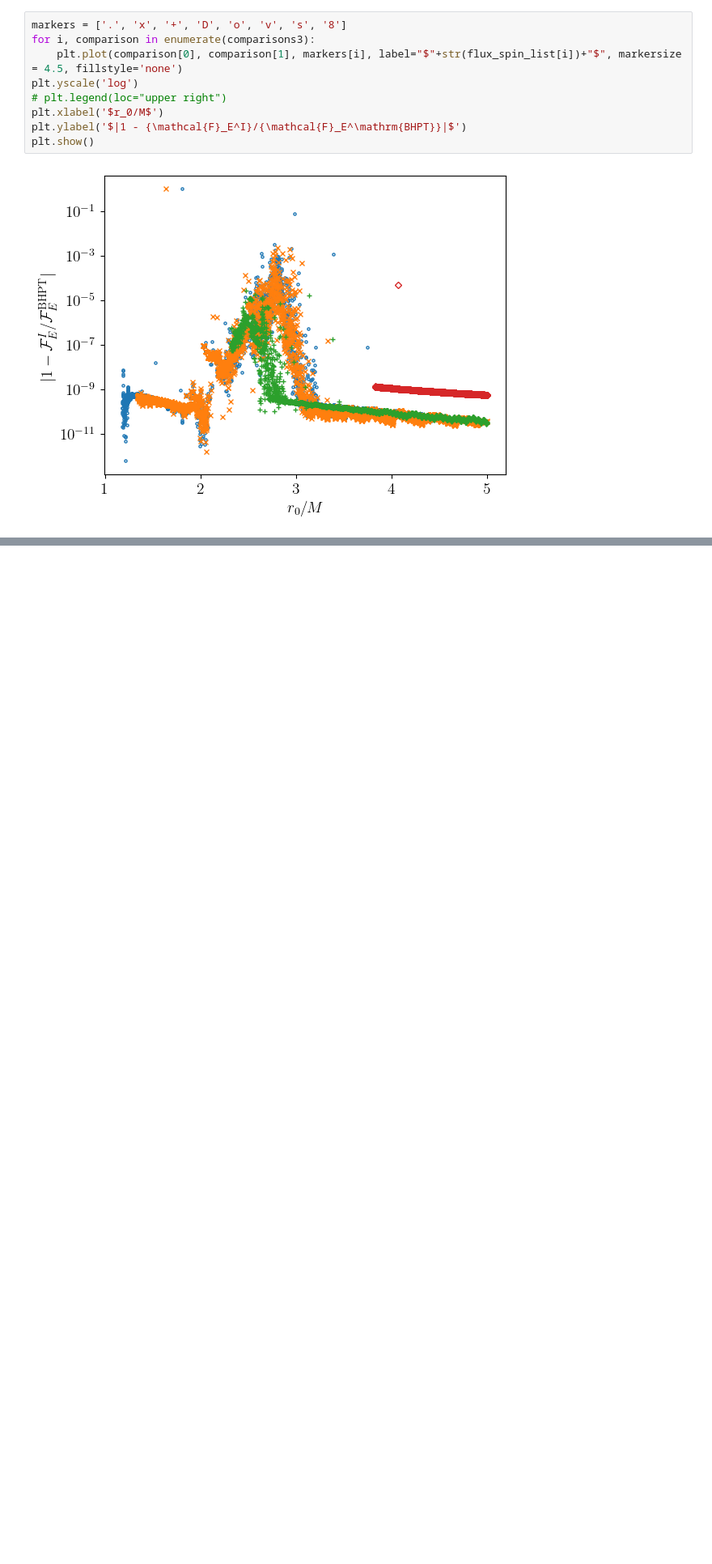
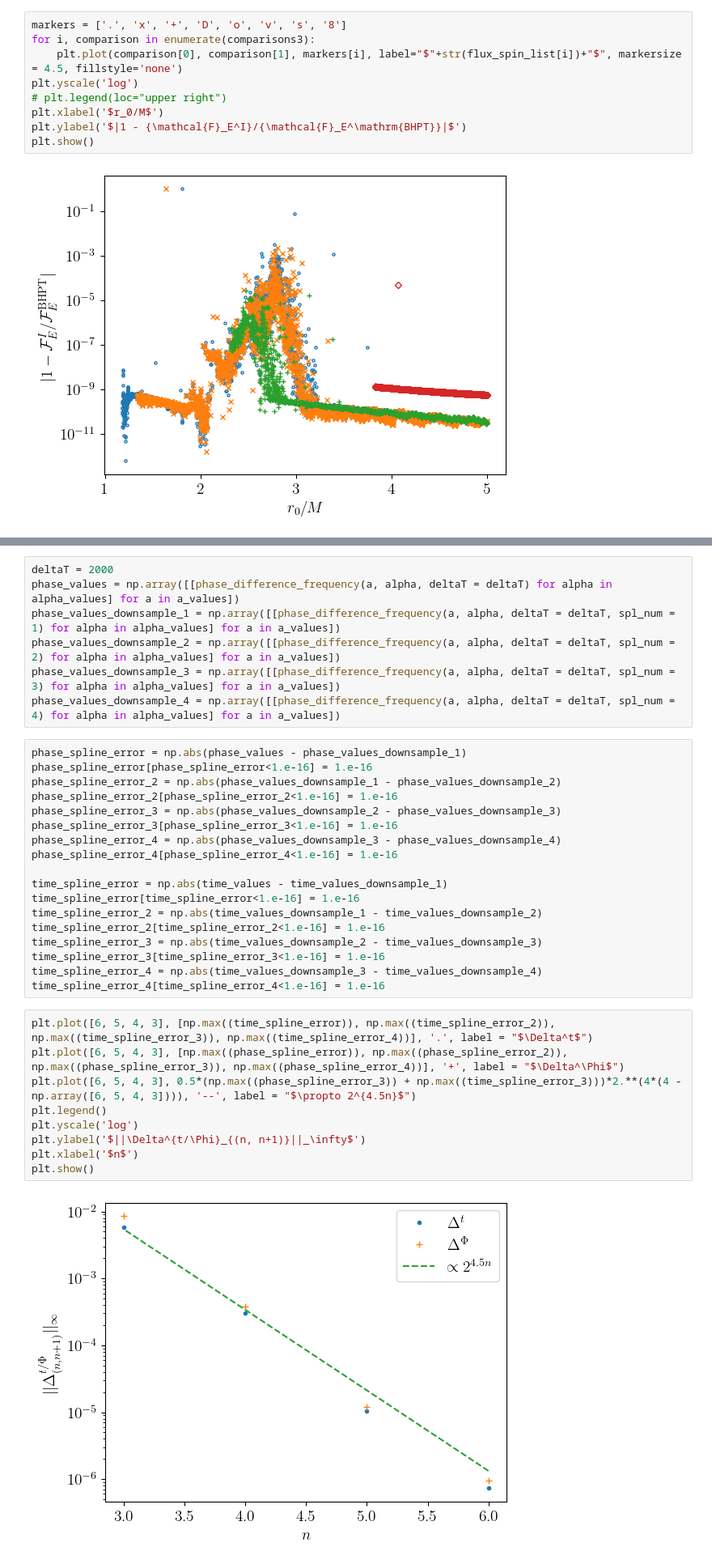
Before and after one commit to znasipak/bhpwave-article, a Jupyter notebook: scripts/test.ipynb, the cells around one changed output, grey strips where cells are left out. Shown at 81% size. Cells and saved outputs as stored; diff of their text form; blank space fills up the shorter version.

```diff
--- a/scripts/test.ipynb
+++ b/scripts/test.ipynb
@@ -645,0 +935,36 @@ plt.show()
+# %%
+deltaT = 2000
+phase_values = np.array([[phase_difference_frequency(a, alpha, deltaT = deltaT) for alpha in alpha_values] for a in a_values])
+phase_values_downsample_1 = np.array([[phase_difference_frequency(a, alpha, deltaT = deltaT, spl_num = 1) for alpha in alpha_values] for a in a_values])
+phase_values_downsample_2 = np.array([[phase_difference_frequency(a, alpha, deltaT = deltaT, spl_num = 2) for alpha in alpha_values] for a in a_values])
+phase_values_downsample_3 = np.array([[phase_difference_frequency(a, alpha, deltaT = deltaT, spl_num = 3) for alpha in alpha_values] for a in a_values])
+phase_values_downsample_4 = np.array([[phase_difference_frequency(a, alpha, deltaT = deltaT, spl_num = 4) for alpha in alpha_values] for a in a_values])
+# %%
+phase_spline_error = np.abs(phase_values - phase_values_downsample_1)
+phase_spline_error[phase_spline_error<1.e-16] = 1.e-16
+phase_spline_error_2 = np.abs(phase_values_downsample_1 - phase_values_downsample_2)
+phase_spline_error_2[phase_spline_error_2<1.e-16] = 1.e-16
+phase_spline_error_3 = np.abs(phase_values_downsample_2 - phase_values_downsample_3)
+phase_spline_error_3[phase_spline_error_3<1.e-16] = 1.e-16
+phase_spline_error_4 = np.abs(phase_values_downsample_3 - phase_values_downsample_4)
+phase_spline_error_4[phase_spline_error_4<1.e-16] = 1.e-16
+
+time_spline_error = np.abs(time_values - time_values_downsample_1)
+time_spline_error[time_spline_error<1.e-16] = 1.e-16
+time_spline_error_2 = np.abs(time_values_downsample_1 - time_values_downsample_2)
+time_spline_error_2[time_spline_error_2<1.e-16] = 1.e-16
+time_spline_error_3 = np.abs(time_values_downsample_2 - time_values_downsample_3)
+time_spline_error_3[time_spline_error_3<1.e-16] = 1.e-16
+time_spline_error_4 = np.abs(time_values_downsample_3 - time_values_downsample_4)
+time_spline_error_4[time_spline_error_4<1.e-16] = 1.e-16
+# %%
+plt.plot([6, 5, 4, 3], [np.max((time_spline_error)), np.max((time_spline_error_2)), np.max((time_spline_error_3)), np.max((time_spline_error_4))], '.', label = "$\Delta^t$")
+plt.plot([6, 5, 4, 3], [np.max((phase_spline_error)), np.max((phase_spline_error_2)), np.max((phase_spline_error_3)), np.max((phase_spline_error_4))], '+', label = "$\Delta^\Phi$")
+plt.plot([6, 5, 4, 3], 0.5*(np.max((phase_spline_error_3)) + np.max((time_spline_error_3)))*2.**(4*(4 - np.array([6, 5, 4, 3]))), '--', label = "$\propto 2^{4.5n}$")
+plt.legend()
+plt.yscale('log')
+plt.ylabel('$||\Delta^{t/\Phi}_{(n, n+1)}||_\infty$')
+plt.xlabel('$n$')
+plt.show()
+# %% [output]
+[figure, added]
```
Also changed, not shown: parts of 84 cells of this notebook, 24 other files.
